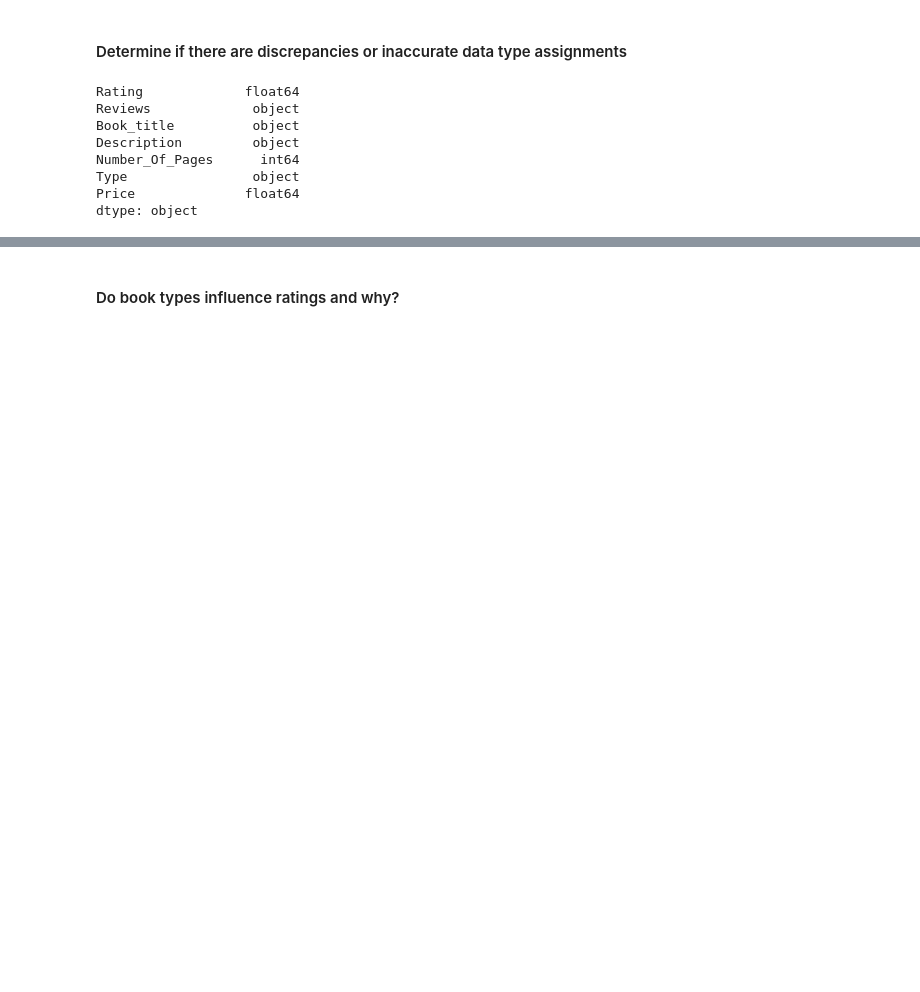
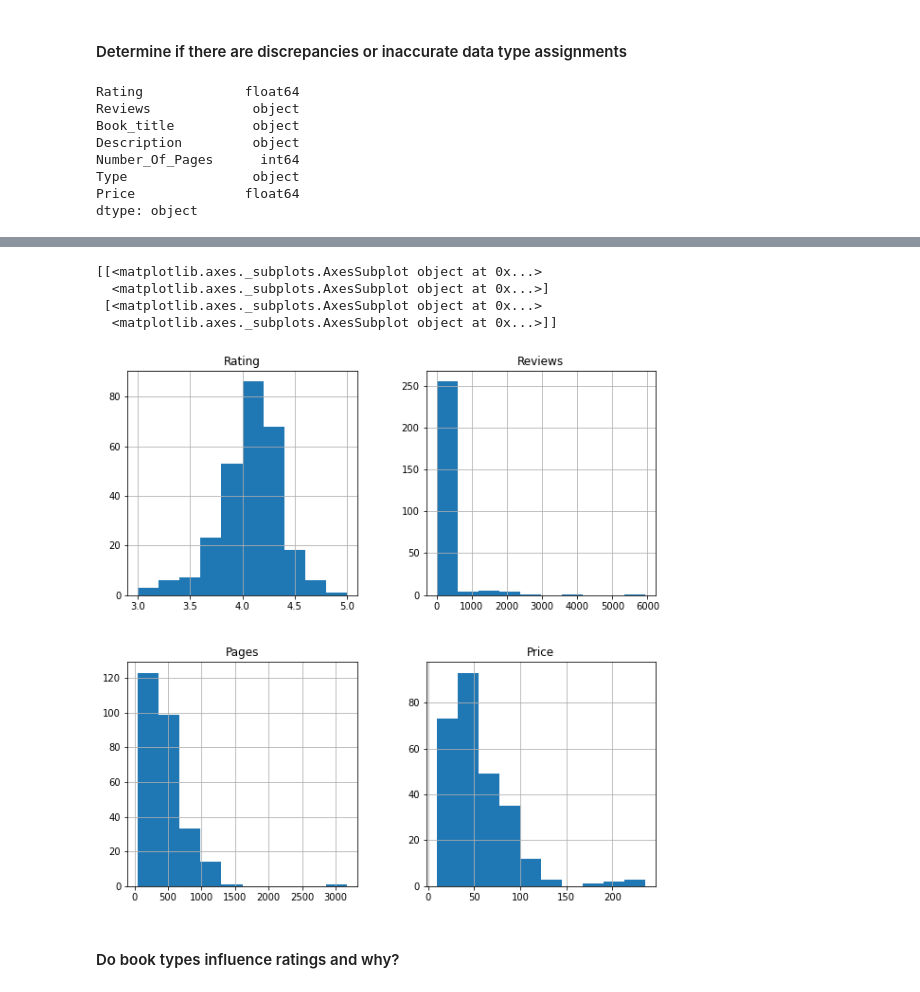
Before and after one commit to codeofarmour/prog_books_da_project, a Jupyter notebook: Books_About_Programming.ipynb, the cells around one changed output, grey strips where cells are left out. Drawn from its saved outputs; the diff is of its cells as text; code cells hidden in the pictures; blank space fills up the shorter version.

```diff
--- a/Books_About_Programming.ipynb
+++ b/Books_About_Programming.ipynb
@@ -117,6 +135,12 @@ plt.show()
 # %%
 # Plot all other numeric variables and their distributions
-df.hist(figsize=(10,10))
+book_data.hist(figsize=(10,10))
+# %% [output]
+[[<matplotlib.axes._subplots.AxesSubplot object at 0x...>
+  <matplotlib.axes._subplots.AxesSubplot object at 0x...>]
+ [<matplotlib.axes._subplots.AxesSubplot object at 0x...>
+  <matplotlib.axes._subplots.AxesSubplot object at 0x...>]]
+[figure, added]
 # %%
 # Price and Number_Of_Pages seem highly correlated as they're both skewing right
 # %% [markdown]
```
Also changed, not shown: parts of 19 cells of this notebook.
